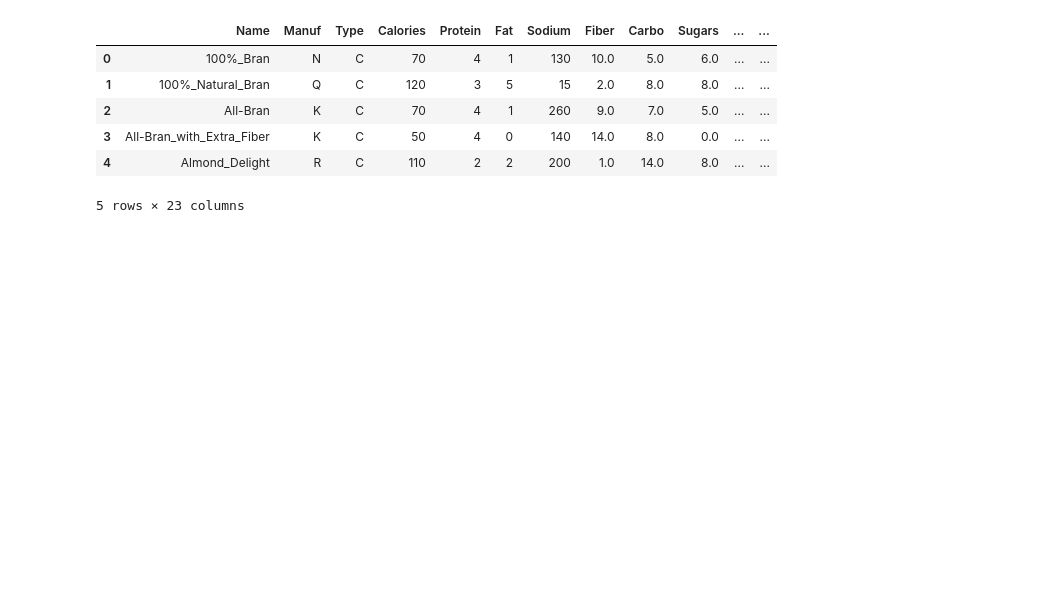
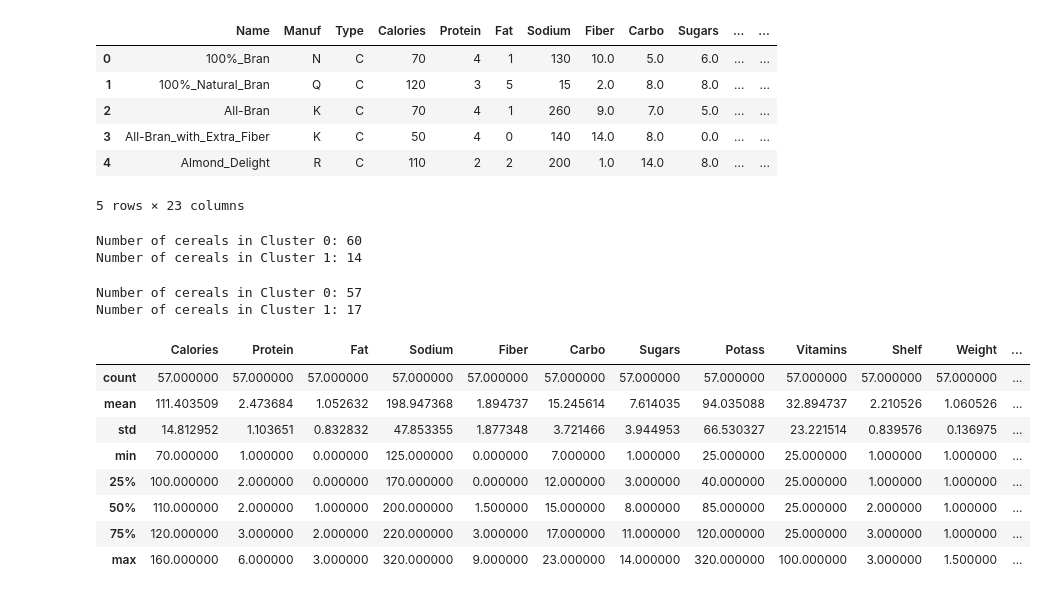
Before and after one commit to seanwilliamclarke/Data_Mining_A5, a Jupyter notebook: Assignment_5.ipynb, the cells around one changed output. Drawn from its saved outputs; the diff is of its cells as text; code cells hidden in the pictures; blank space fills up the shorter version.

```diff
--- a/Assignment_5.ipynb
+++ b/Assignment_5.ipynb
@@ -23,3 +22,53 @@ df.head()
 | 3 | All-Bran_with_Extra_Fiber | K | C | 50 | 4 | 0 | 140 | 14.0 | 8.0 | 0.0 | ... | ... |
 | 4 | Almond_Delight | R | C | 110 | 2 | 2 | 200 | 1.0 | 14.0 | 8.0 | ... | ... |
 5 rows × 23 columns
+# %%
+# Task 0. We are going to develop clustering algorithms using the following variables: 'Calories', 'Protein',
+# 'Fat', 'Fiber', 'Carbo', 'Sodium', 'Sugars', 'Potass', and 'Vitamins'. Drop any observations that have one or
+# more missing value for these variables.
+
+# Drop any observations that have one or more missing value for these variables.
+df = df.dropna(subset=['Calories', 'Protein', 'Fat', 'Fiber', 'Carbo', 'Sodium', 'Sugars', 'Potass', 'Vitamins'])
+df['Name'] = df['Name'].str.strip()
+# %%
+# Task 1. First, perform agglomerative Clustering with complete linkage- Report the number of cereals in
+# each cluster when the number of cluster is 2.
+
+cluster = AgglomerativeClustering(n_clusters=2, metric='euclidean', linkage='complete')
+cluster_labels = cluster.fit_predict(df[['Calories', 'Protein', 'Fat', 'Fiber', 'Carbo', 'Sodium', 'Sugars', 'Potass', 'Vitamins']])
+
+unique, counts = np.unique(cluster_labels, return_counts=True) # return the number of cereals in each cluster
+
+for cluster_num, counts in zip(unique, counts):
+    print(f"Number of cereals in Cluster {cluster_num}: {counts}")
+# %% [output]
+Number of cereals in Cluster 0: 60
+Number of cereals in Cluster 1: 14
+# %%
+# Task 2. Then, use the same set of variables above to perform K-Mean Clustering with k=2. Report the
+# number of cereals in each cluster.
+
+cluster2 = KMeans(n_clusters=2, random_state=0)
+cluster2_labels = cluster2.fit_predict(df[['Calories', 'Protein', 'Fat', 'Fiber', 'Carbo', 'Sodium', 'Sugars', 'Potass', 'Vitamins']])
+unique, counts = np.unique(cluster2_labels, return_counts=True) # return the number of cereals in each cluster
+
+for cluster_num, counts in zip(unique, counts):
+    print(f"Number of cereals in Cluster {cluster_num}: {counts}")
+
+#Describe cluster 0 and cluster 1
+
+# Cluster 0
+
+df[cluster2_labels == 0].describe()
+# %% [output]
+Number of cereals in Cluster 0: 57
+Number of cereals in Cluster 1: 17
+|  | Calories | Protein | Fat | Sodium | Fiber | Carbo | Sugars | Potass | Vitamins | Shelf | Weight | ... |
+| count | 57.000000 | 57.000000 | 57.000000 | 57.000000 | 57.000000 | 57.000000 | 57.000000 | 57.000000 | 57.000000 | 57.000000 | 57.000000 | ... |
+| mean | 111.403509 | 2.473684 | 1.052632 | 198.947368 | 1.894737 | 15.245614 | 7.614035 | 94.035088 | 32.894737 | 2.210526 | 1.060526 | ... |
+| std | 14.812952 | 1.103651 | 0.832832 | 47.853355 | 1.877348 | 3.721466 | 3.944953 | 66.530327 | 23.221514 | 0.839576 | 0.136975 | ... |
+| min | 70.000000 | 1.000000 | 0.000000 | 125.000000 | 0.000000 | 7.000000 | 1.000000 | 25.000000 | 25.000000 | 1.000000 | 1.000000 | ... |
+| 25% | 100.000000 | 2.000000 | 0.000000 | 170.000000 | 0.000000 | 12.000000 | 3.000000 | 40.000000 | 25.000000 | 1.000000 | 1.000000 | ... |
+| 50% | 110.000000 | 2.000000 | 1.000000 | 200.000000 | 1.500000 | 15.000000 | 8.000000 | 85.000000 | 25.000000 | 2.000000 | 1.000000 | ... |
+| 75% | 120.000000 | 3.000000 | 2.000000 | 220.000000 | 3.000000 | 17.000000 | 11.000000 | 120.000000 | 25.000000 | 3.000000 | 1.000000 | ... |
+| max | 160.000000 | 6.000000 | 3.000000 | 320.000000 | 9.000000 | 23.000000 | 14.000000 | 320.000000 | 100.000000 | 3.000000 | 1.500000 | ... |
```
Also changed, not shown: parts of 3 cells of this notebook, 2 other files.
